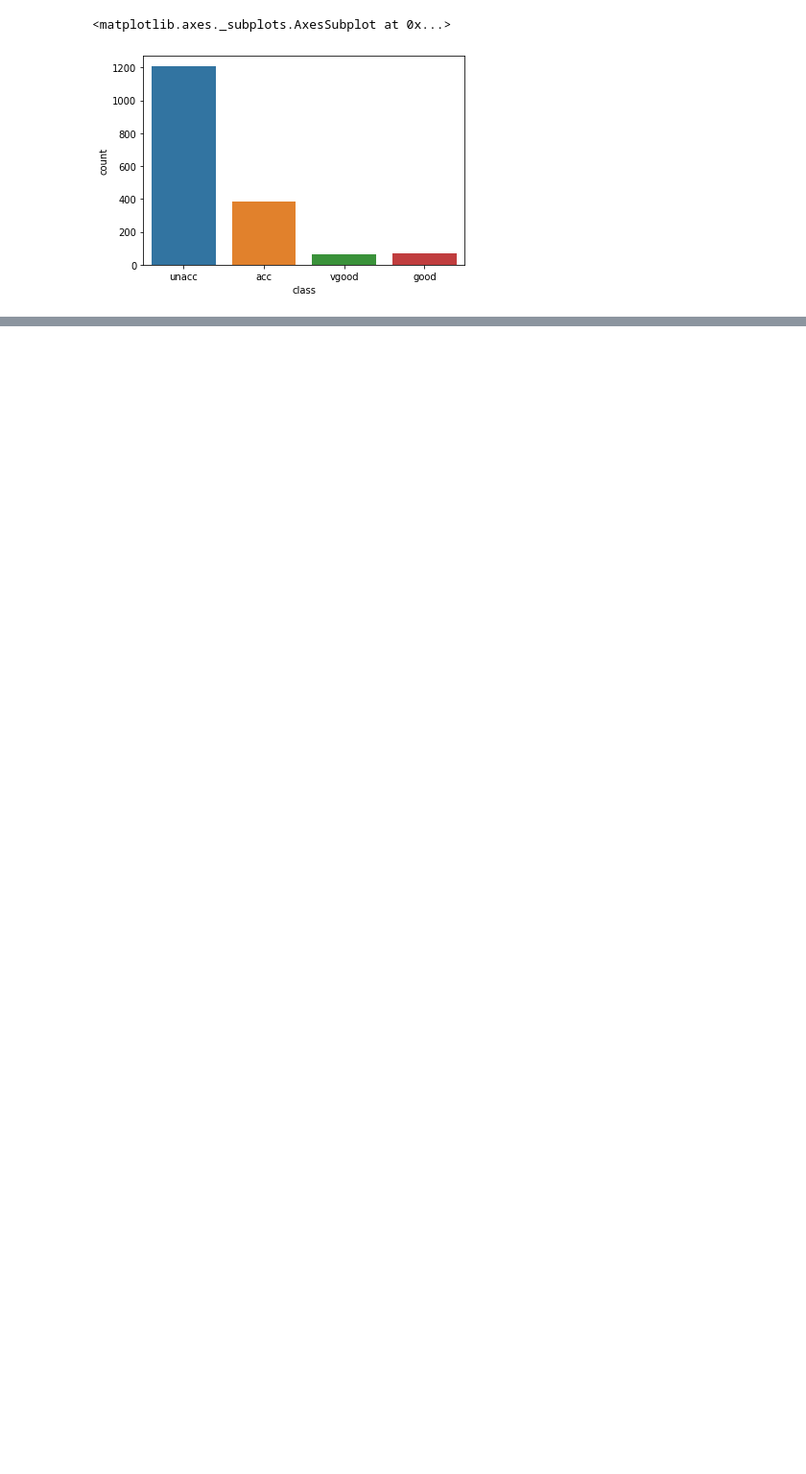
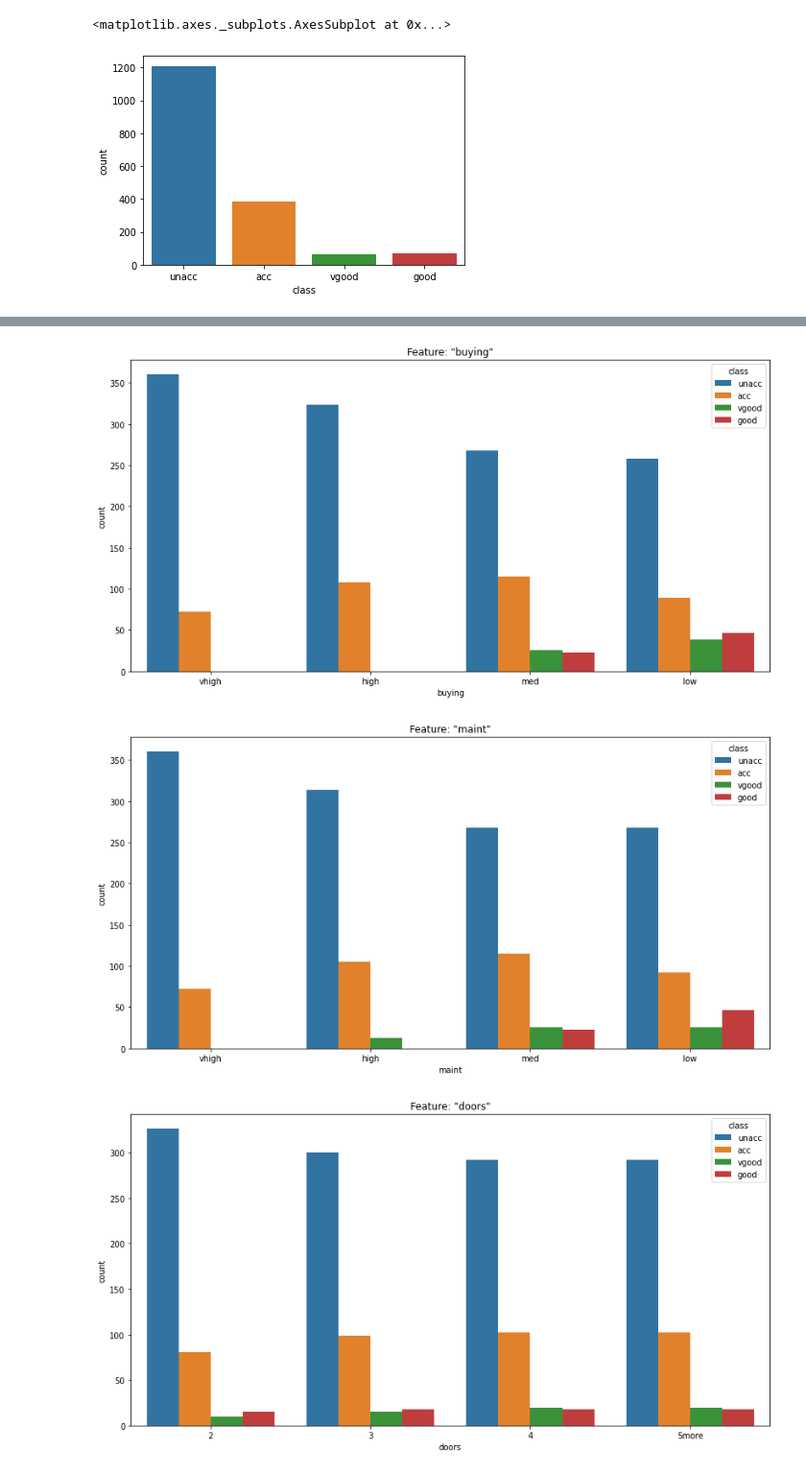
Before and after one commit to zaedulislam/Machine_Learning_Projects, a Jupyter notebook: Car Acceptability Evaluation/Car Acceptability Evaluation.ipynb, the cells around one changed output, grey strips where cells are left out. Shown at 96% size. Saved outputs shown, nothing was run; the diff lists cells and outputs as text; code cells hidden in the pictures; blank space fills up the shorter version.

```diff
--- a/Car Acceptability Evaluation/Car Acceptability Evaluation.ipynb
+++ b/Car Acceptability Evaluation/Car Acceptability Evaluation.ipynb
@@ -96,0 +99,10 @@ sns.countplot(dataset['class'])
+# %%
+# Check how the target variable ('class') is distributed among each of the independent variables in the dataset
+for column in dataset.columns[:-1]:
+    plt.figure(figsize = (14, 7))
+    plt.title('Feature: "%s"' %column)
+    sns.countplot(dataset[column], hue = dataset['class'])
+# %% [output]
+[figure, added]
+[figure, added]
+[figure, added]
```
Also changed, not shown: parts of 13 cells of this notebook.
